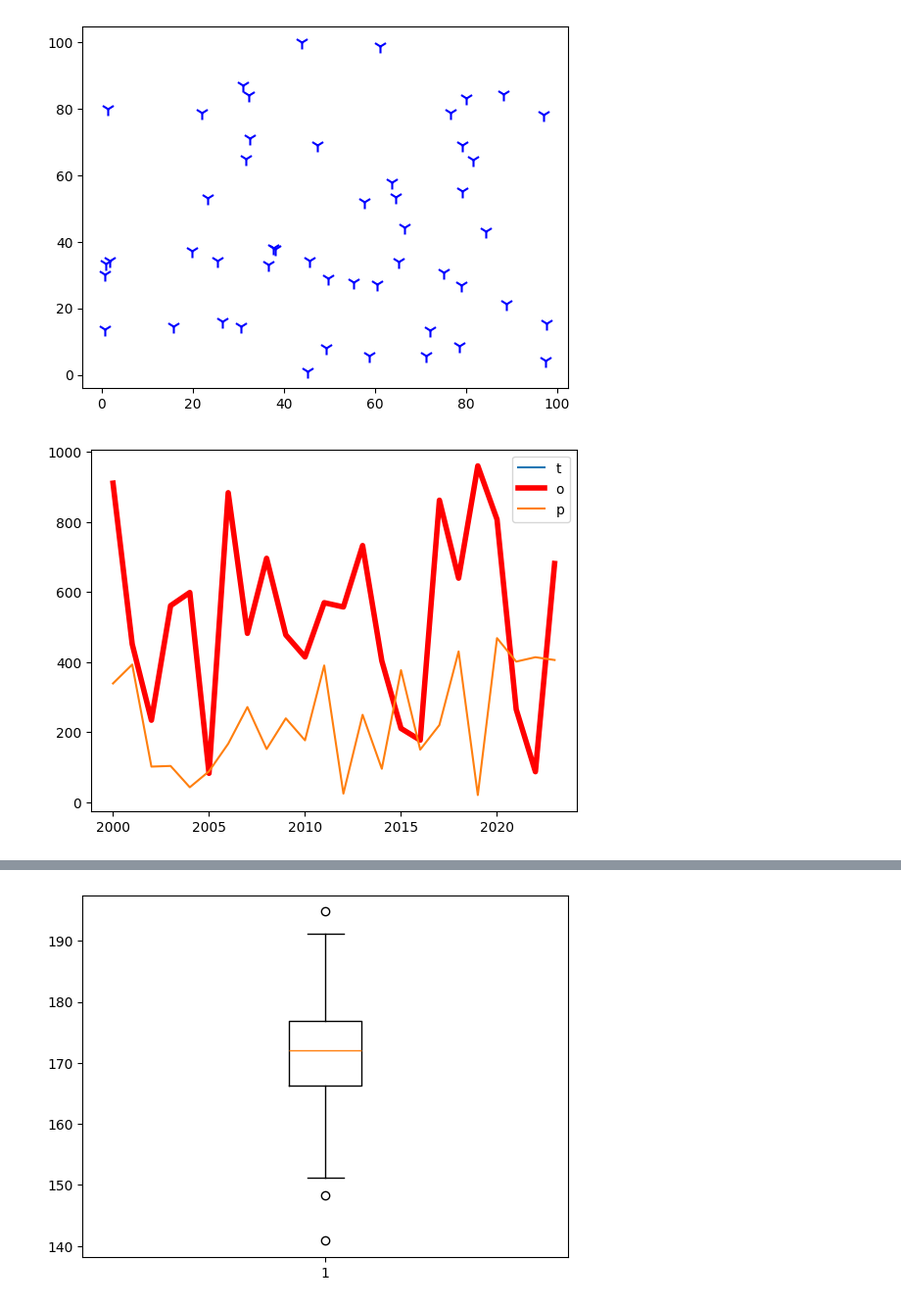
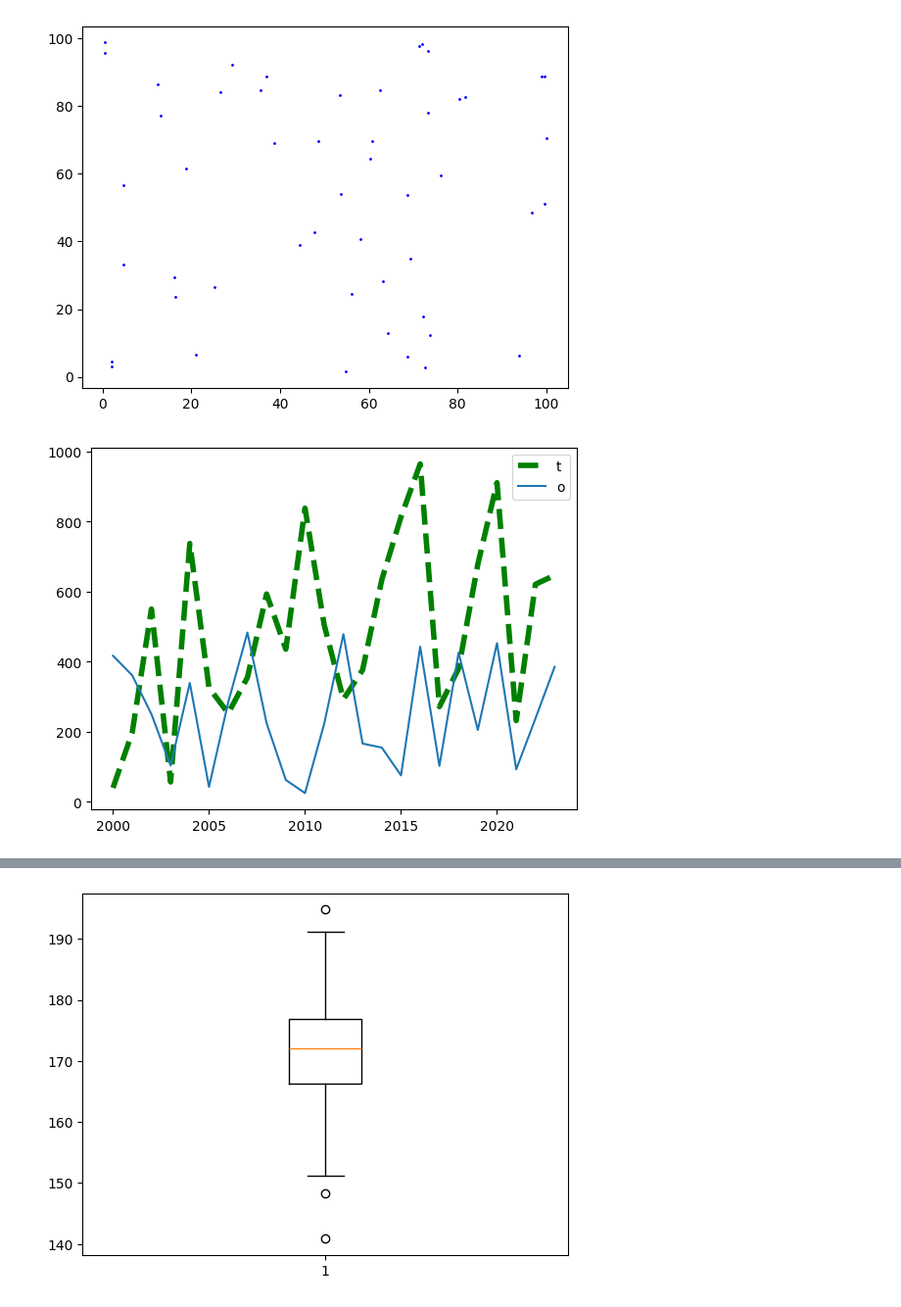
Before and after one commit to niaazaai/python_sandbox, a Jupyter notebook: 33. matplotlib/index.ipynb, the cells around one changed output, grey strips where cells are left out. Shown at 98% size. Drawn from its saved outputs; the diff is of its cells as text; code cells hidden in the pictures.

```diff
--- a/33. matplotlib/index.ipynb
+++ b/33. matplotlib/index.ipynb
@@ -14,26 +16,26 @@ pt.show()
 
 # marker documentation - https://matplotlib.org/stable/api/markers_api.html
 
-pt.scatter(x_axis,y_axis, color='#0000ff', marker="1", s= 100)
+pt.scatter(x_axis,y_axis, color='#0000ff', s= 1)
 pt.show()
 # %% [output]
-[figure, old version]
+[figure, new version]
 # %%
 #line chart
 
 years = [2000+ x for x in range(24)] # x axis
 home_price = np.random.random(24) * 1000 # y axis
 
 years1 = [2000+ x for x in range(24)] # x axis
 home_price1 = np.random.random(24) * 500 # y axis
 
-pt.plot(years,home_price )
-pt.plot(years,home_price, c='red', lw=4,  label='line-1' ) #linestyle='--'
-pt.plot(years1,home_price1, label='line-2'  )
+pt.plot(years,home_price ,lw=4 , linestyle= '--' , c='green',  label= 'home prices' )
+pt.plot(years1,home_price1 )
 pt.legend('top right')
+
 pt.show()
 # %% [output]
-[figure, old version]
+[figure, new version]
 # %%
 #bar charts
 
```
Also changed, not shown: parts of 9 cells of this notebook, 7 other files.
